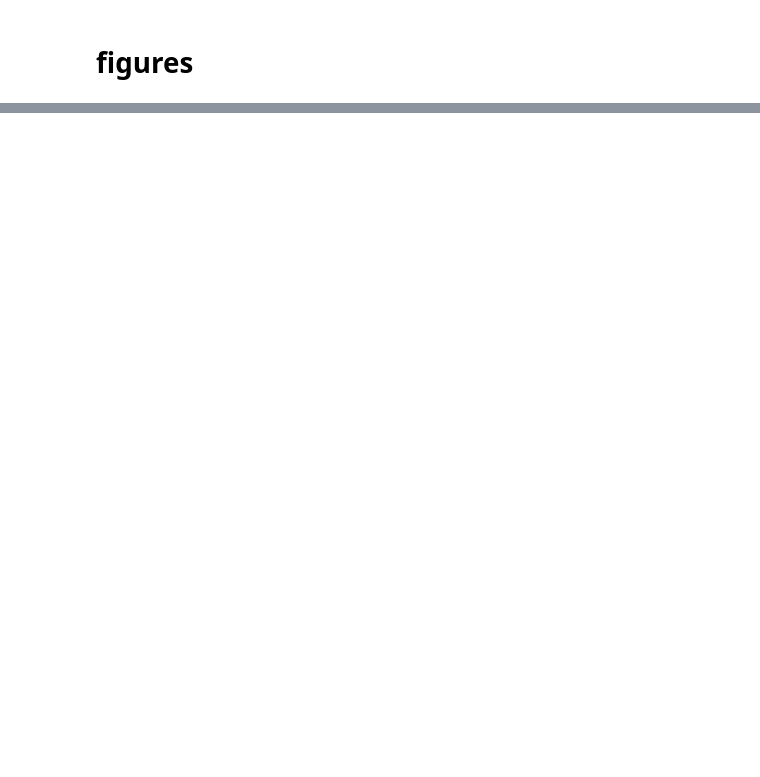
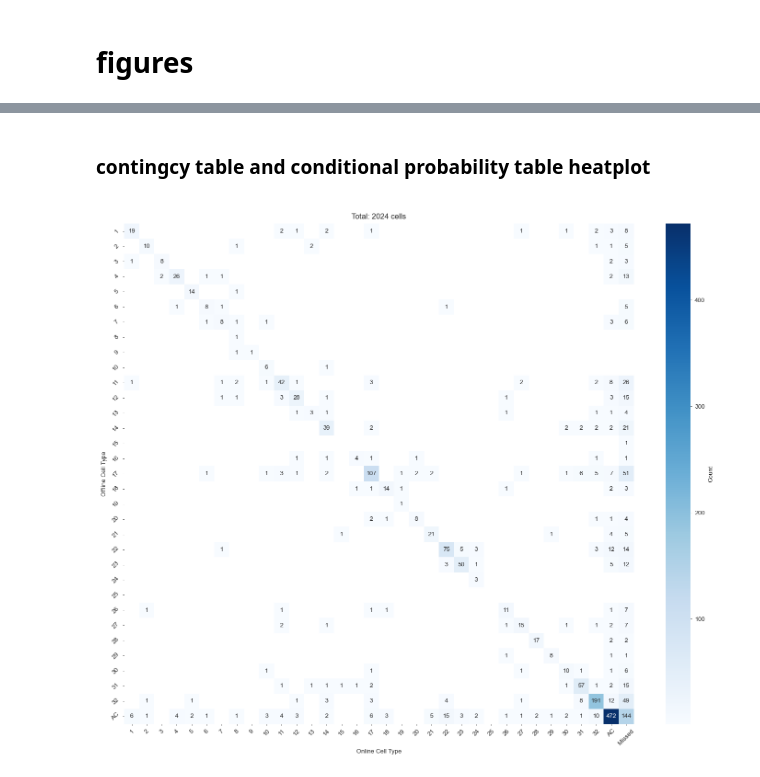
Before and after one commit to SamuelSuhai/model_in_the_loop, a Jupyter notebook: thesis/code/online_quality_and_celltype/plot_online_quality_type.ipynb, the cells around one changed output, grey strips where cells are left out. Saved outputs shown, nothing was run; the diff lists cells and outputs as text; code cells hidden in the pictures; blank space fills up the shorter version.

```diff
--- a/thesis/code/online_quality_and_celltype/plot_online_quality_type.ipynb
+++ b/thesis/code/online_quality_and_celltype/plot_online_quality_type.ipynb
@@ -175,0 +122,18 @@ sns.heatmap(counts_crosstab, annot=True, fmt=".2f", cmap="Blues")
+# %% [markdown]
+### contingcy table and conditional probability table heatplot
+# %%
+fig,ax = ut.plot_celltype_confusion_matrix(
+    df=offline2online_celltype_df,
+    offline_col='offline_cell_type',
+    online_col='online_cell_type',
+    max_type=32,
+    figsize=(12,10),
+    nan_strategy='group',
+    )#heatmap_kws={'vmin':0,'vmax':400})
+
+plotter.tight_layout()
+
+# save
+fig.savefig(os.path.join(ct_save_dir, "offline2online_celltype_confusion_matrix_count.svg"))
+# %% [output]
+[figure, added]
```
Also changed, not shown: parts of 18 cells of this notebook, 7 other files.
